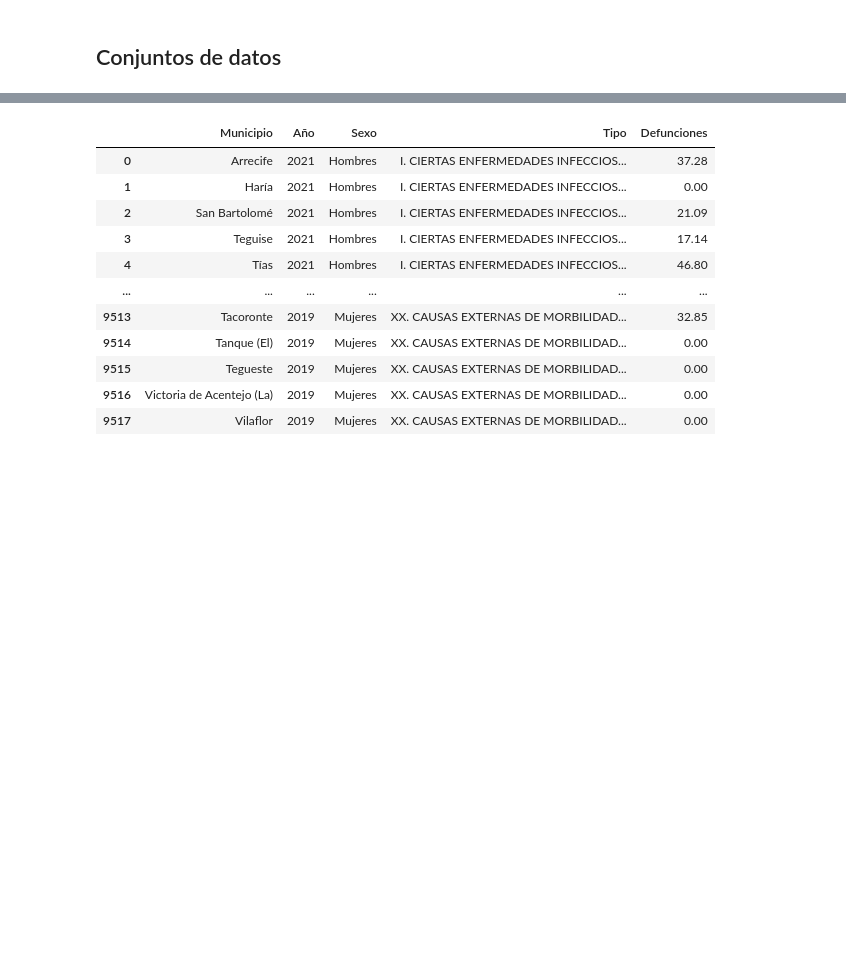
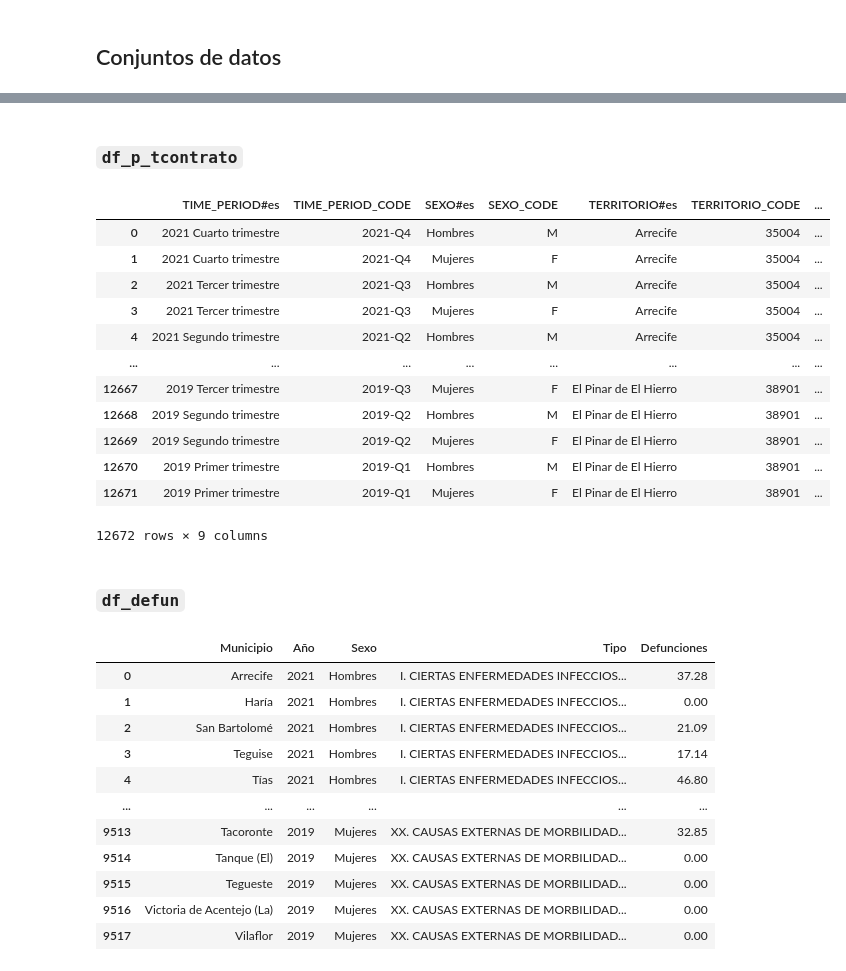
Before and after one commit to alu0101351773/VIS_proyecto, a Jupyter notebook: src/proyecto.ipynb, the cells around one changed output, grey strips where cells are left out. Saved outputs shown, nothing was run; the diff lists cells and outputs as text; code cells hidden in the pictures; blank space fills up the shorter version.

```diff
--- a/src/proyecto.ipynb
+++ b/src/proyecto.ipynb
@@ -11,3 +127,44 @@ import numpy as np
+# %% [markdown]
+### `df_p_tcontrato`
+# %%
+df_p_tcontrato = pd.read_csv('../data/empleo/datasets-ISTAC_eparegParadosActividad-1921.csv')
+
+# Eliminamos las columnas sobrantes
+df_p_tcontrato.drop(
+    columns = [
+        'ESTADO_OBSERVACION#es',
+        'CONFIDENCIALIDAD_OBSERVACION#es',
+        'NOTAS_OBSERVACION#es'
+    ],
+    inplace = True
+)
+
+# Eliminamos las entradas con SEXO_CODE == _T (Total)
+df_p_tcontrato.drop(df_p_tcontrato[df_p_tcontrato['SEXO_CODE'] == '_T'].index, inplace = True)
+
+# Renombramos la columna 'OBS_VALUE' a 'FREQUENCY'
+df_p_tcontrato.rename(
+    columns = {'OBS_VALUE': 'FREQUENCY'},
+    inplace = True
+)
+
+display(df_p_tcontrato)
+# %% [output]
+|  | TIME_PERIOD#es | TIME_PERIOD_CODE | SEXO#es | SEXO_CODE | TERRITORIO#es | TERRITORIO_CODE | ... |
+| 0 | 2021 Cuarto trimestre | 2021-Q4 | Hombres | M | Arrecife | 35004 | ... |
+| 1 | 2021 Cuarto trimestre | 2021-Q4 | Mujeres | F | Arrecife | 35004 | ... |
+| 2 | 2021 Tercer trimestre | 2021-Q3 | Hombres | M | Arrecife | 35004 | ... |
+| 3 | 2021 Tercer trimestre | 2021-Q3 | Mujeres | F | Arrecife | 35004 | ... |
+| 4 | 2021 Segundo trimestre | 2021-Q2 | Hombres | M | Arrecife | 35004 | ... |
+| ... | ... | ... | ... | ... | ... | ... | ... |
+| 12667 | 2019 Tercer trimestre | 2019-Q3 | Mujeres | F | El Pinar de El Hierro | 38901 | ... |
+| 12668 | 2019 Segundo trimestre | 2019-Q2 | Hombres | M | El Pinar de El Hierro | 38901 | ... |
+| 12669 | 2019 Segundo trimestre | 2019-Q2 | Mujeres | F | El Pinar de El Hierro | 38901 | ... |
+| 12670 | 2019 Primer trimestre | 2019-Q1 | Hombres | M | El Pinar de El Hierro | 38901 | ... |
+| 12671 | 2019 Primer trimestre | 2019-Q1 | Mujeres | F | El Pinar de El Hierro | 38901 | ... |
+12672 rows × 9 columns
+# %% [markdown]
+### `df_defun`
 # %%
 df_defun = pd.read_csv('../data/defunciones/DefCanariaStatTasa.csv').drop(columns = 'Unnamed: 0')
 
```
Also changed, not shown: parts of 13 cells of this notebook.
